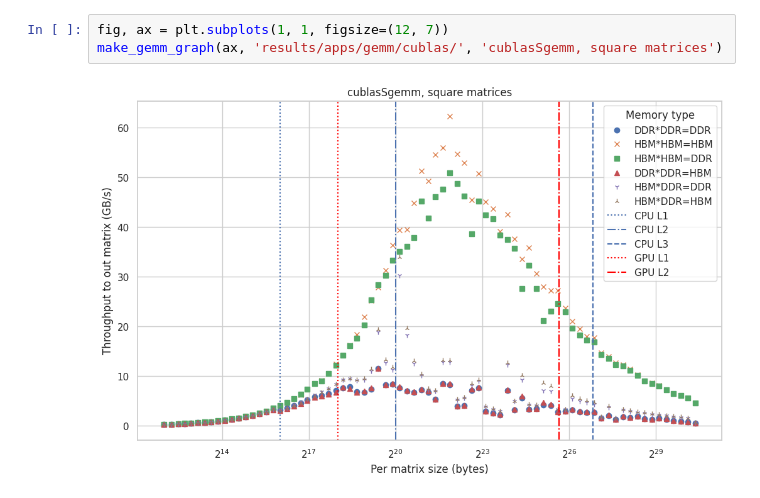
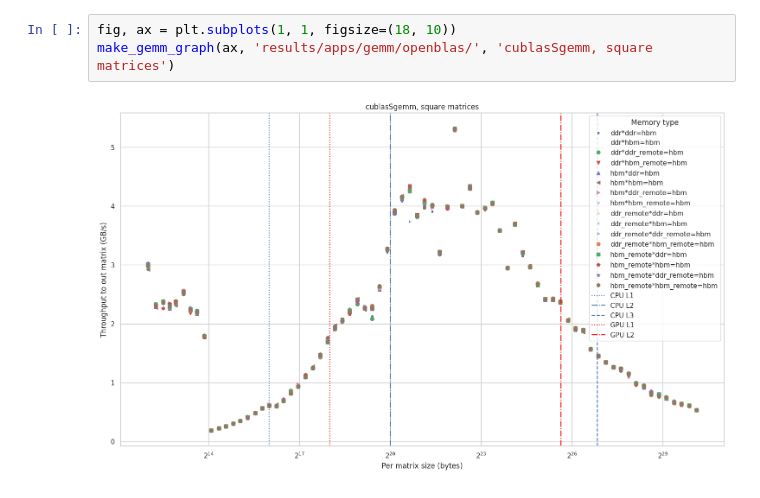
Before and after one commit to ntua-el20062/grace-hopper-benchmark, a Jupyter notebook: src/app.ipynb, the cells around one changed output. Saved outputs shown, nothing was run; the diff lists cells and outputs as text.

```diff
--- a/src/app.ipynb
+++ b/src/app.ipynb
@@ -91,7 +135,7 @@ def make_read_write_graph(ax, basedir, title, scalability=False, n_threads=1, rn
             ax.axvline(x=52428800, ls='-.', color='red', label = 'GPU L2')
     ax.legend(title='Memory type', fontsize=8)
 # %%
-fig, ax = plt.subplots(1, 1, figsize=(12, 7))
-make_gemm_graph(ax, 'results/apps/gemm/cublas/', 'cublasSgemm, square matrices')
+fig, ax = plt.subplots(1, 1, figsize=(18, 10))
+make_gemm_graph(ax, 'results/apps/gemm/openblas/', 'cublasSgemm, square matrices')
 # %% [output]
-[figure, old version]
+[figure, new version]
```
Also changed, not shown: parts of 5 cells of this notebook, 20 other files.
